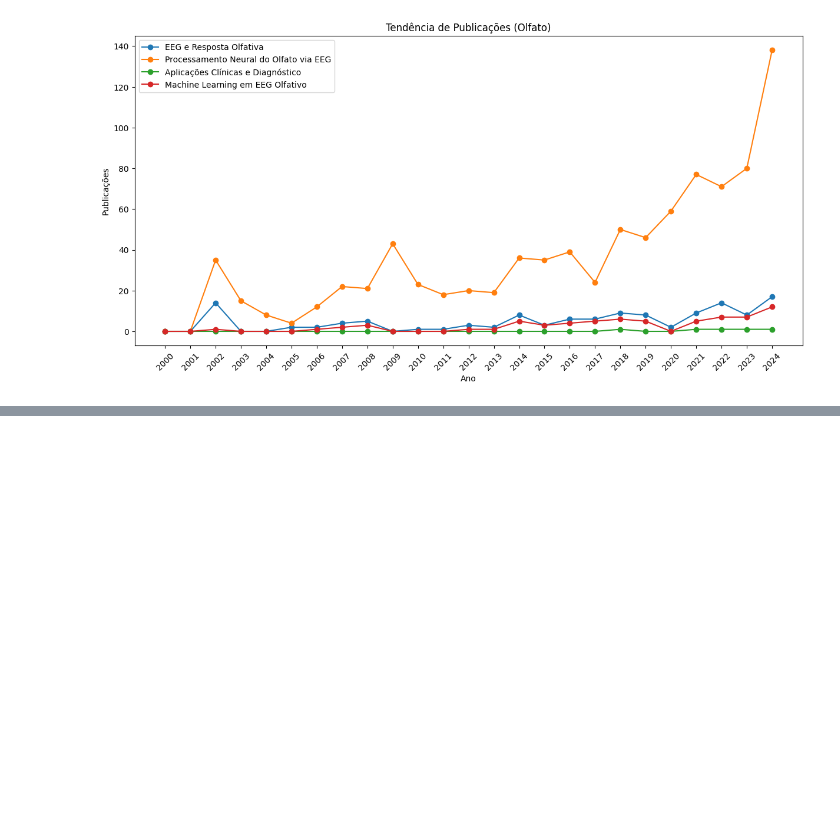
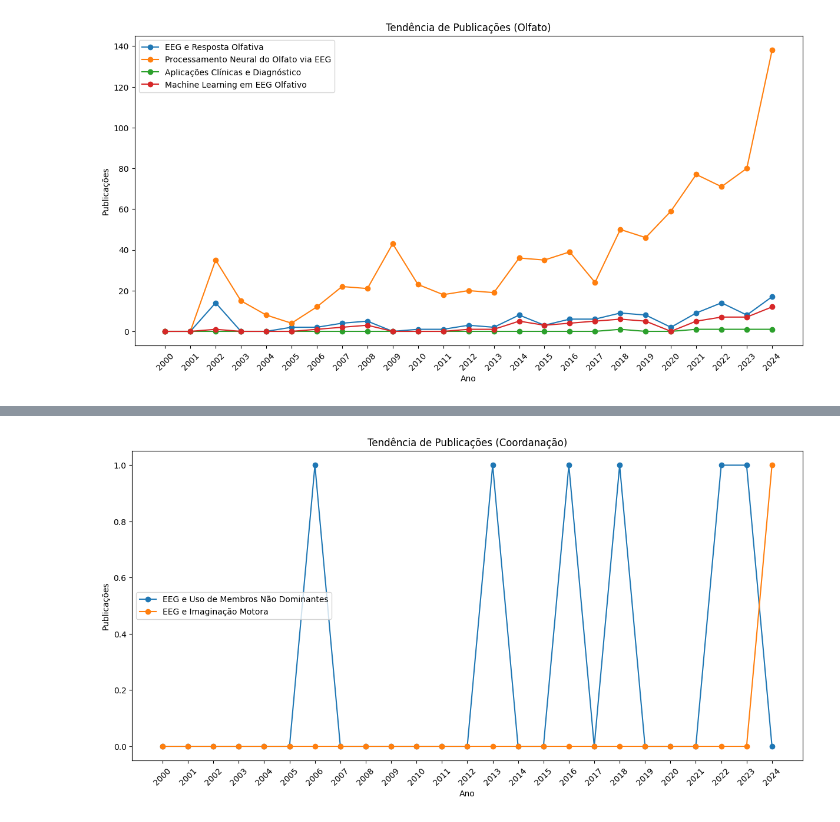
Before and after one commit to matheuspinto4/EEG, a Jupyter notebook: pesquisa.ipynb, the cells around one changed output, grey strips where cells are left out. Saved outputs shown, nothing was run; the diff lists cells and outputs as text; code cells hidden in the pictures; blank space fills up the shorter version.

```diff
--- a/pesquisa.ipynb
+++ b/pesquisa.ipynb
@@ -74,0 +86,11 @@ tendencia(dicio=dicio_emocao, end=2024)
+# %%
+dicio_motor={
+    'Categoria' : 'Coordanação',
+    'EEG e Uso de Membros Não Dominantes' : 'articles/coordination/exportsIEEE/export2025.05.19-13.11.13.csv',
+    'EEG e Imaginação Motora': 'articles/coordination/exportsIEEE/export2025.05.19-13.14.15.csv',
+   # 'EEG e IMaginação Motora unico': 'articles/coordination/exportsIEEE/export2025.05.19-13.16.01.csv'
+}
+
+tendencia(dicio_motor, norm=False)
+# %% [output]
+[figure, added]
```
Also changed, not shown: parts of 3 cells of this notebook, 12 other files.
